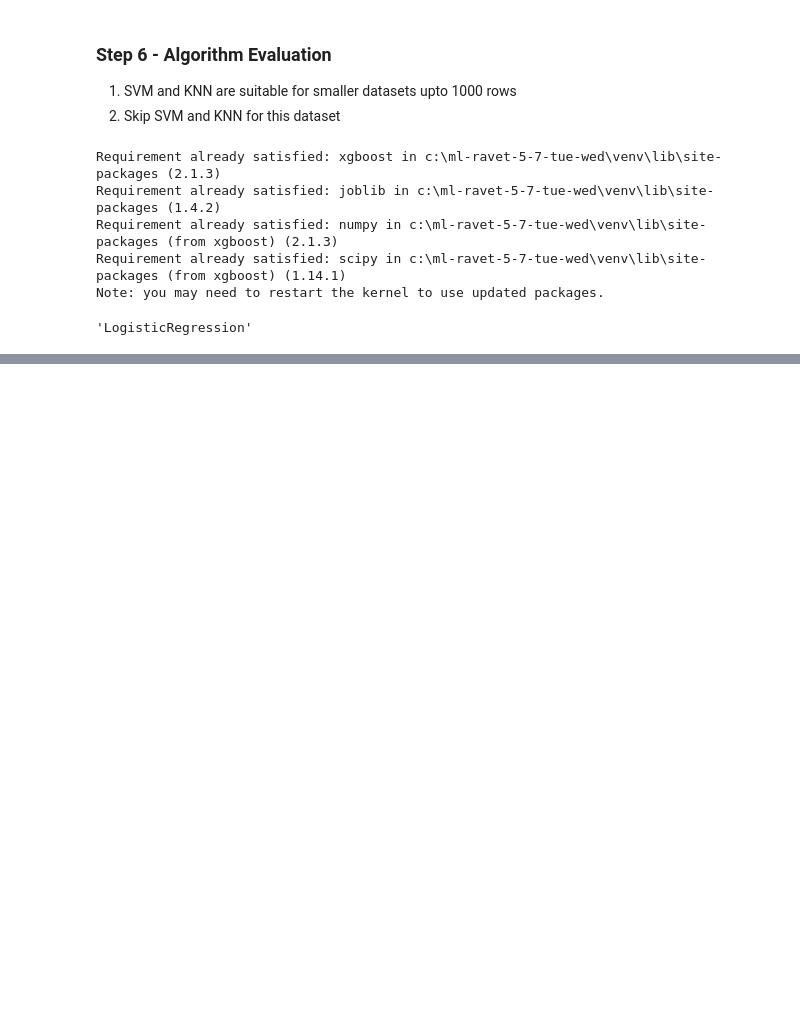
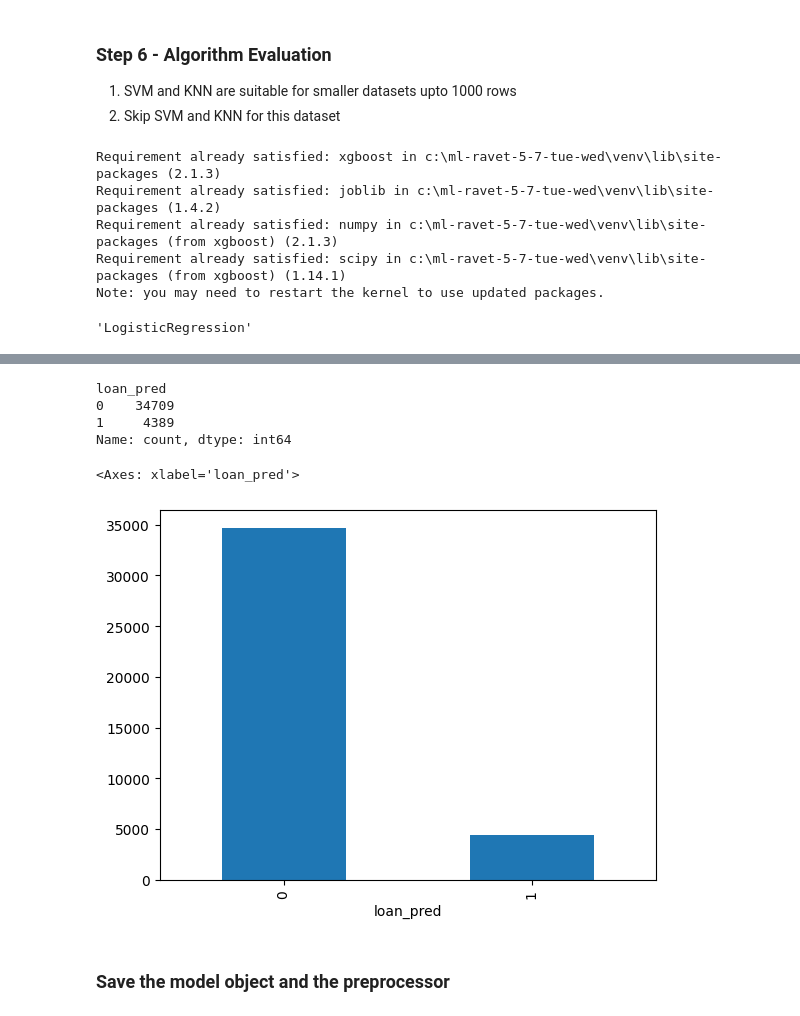
Before and after one commit to utkarshg1/ML-Ravet-5-7-Tue-Wed, a Jupyter notebook: 14 Algo Evaluation/AlgoEval.ipynb, the cells around one changed output, grey strips where cells are left out. Drawn from its saved outputs; the diff is of its cells as text; code cells hidden in the pictures; blank space fills up the shorter version.

```diff
--- a/14 Algo Evaluation/AlgoEval.ipynb
+++ b/14 Algo Evaluation/AlgoEval.ipynb
@@ -287,0 +531,3 @@ def evaluate_single_model(model, xtrain, ytrain, xtest, ytest):
+# %%
+probs = best_model.predict_proba(xnew_pre)[:, 1]
+probs[0:5]
@@ -287,0 +539,3 @@ def evaluate_single_model(model, xtrain, ytrain, xtest, ytest):
+# %%
+res = xnew[["id"]]
+res
@@ -287,0 +556,6 @@ def evaluate_single_model(model, xtrain, ytrain, xtest, ytest):
+# %%
+res["loan_pred"] = preds
+res["prob"] = probs
+# %%
+res = res.round(4)
+res
@@ -287,0 +576,12 @@ def evaluate_single_model(model, xtrain, ytrain, xtest, ytest):
+# %%
+res["loan_pred"].value_counts()
+# %% [output]
+loan_pred
+0    34709
+1     4389
+Name: count, dtype: int64
+# %%
+res["loan_pred"].value_counts().plot(kind="bar")
+# %% [output]
+<Axes: xlabel='loan_pred'>
+[figure, added]
@@ -287,0 +590,2 @@ def evaluate_single_model(model, xtrain, ytrain, xtest, ytest):
+# %% [markdown]
+### Save the model object and the preprocessor
```
Also changed, not shown: parts of 36 cells of this notebook, 3 other files.
